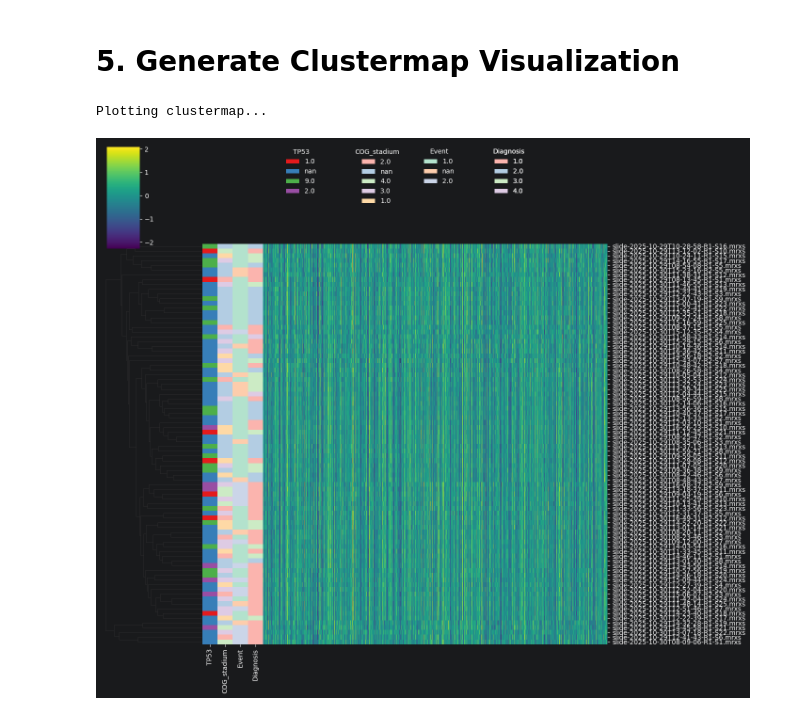
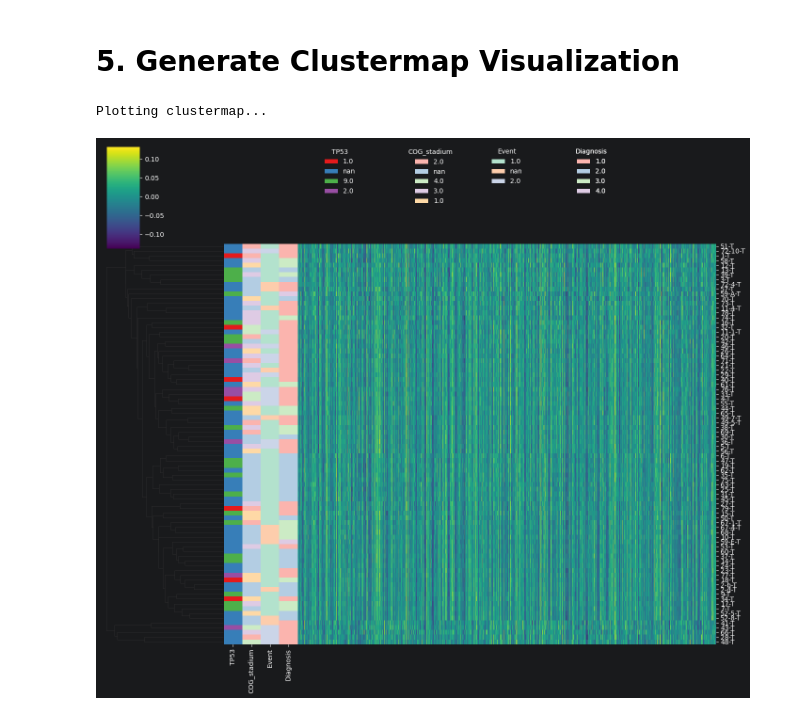
Before and after one commit to Ahmed93Saber/Augsburg, a Jupyter notebook: data_analysis.ipynb, the cells around one changed output. Saved outputs shown, nothing was run; the diff lists cells and outputs as text; code cells hidden in the pictures.

```diff
--- a/data_analysis.ipynb
+++ b/data_analysis.ipynb
@@ -39,6 +40,7 @@ embeddings = []
 valid_indices = []
 scan_names = []
 pat_ids = []
+sample_names = []
 
 print("Extracting embeddings from .h5 files...")
 for idx, row in df.iterrows():
@@ -65,6 +67,7 @@ for idx, row in df.iterrows():
                     valid_indices.append(idx)
                     scan_names.append(scan_name)
                     pat_ids.append(pat_id)
+                    sample_names.append(row['sample_name'])
                 else:
                     print(f"repeated scan: {scan_name}")
 
@@ -104,8 +107,11 @@ Successfully loaded 84 slides with 768 dimensions.
 # 3. Compute Distance and Linkage
 # %%
 print("Computing hierarchical linkage...")
+# Normalize each embedding vector individually to unit L2 norm (axis=1)
+X = normalize(X, norm='l2', axis=1)
+diiiiistance = 'euclidean'
+distance_matrix = pdist(X, metric=diiiiistance)
 # Precomputing linkage is highly recommended for large datasets to save memory
-distance_matrix = pdist(X, metric='euclidean')
 Z = linkage(distance_matrix, method='average')
 # %% [output]
 Computing hierarchical linkage...
@@ -169,46 +175,46 @@ print("Plotting clustermap...")
 g = sns.clustermap(
     X_df,                         # Use the indexed DataFrame here instead of X
     row_linkage=Z,
-    metric="cosine",
+    metric=diiiiistance,
     cmap="viridis",
     row_colors=row_colors_df,     # Indices now match perfectly
     figsize=(14, 12),
     xticklabels=False,
-    yticklabels=df_valid['scan_name'].values,
+    yticklabels=df_valid['sample_name'].values,
     col_cluster=False
 )
 
 # Create a custom function to draw legends to keep the code clean
 def add_custom_legend(ax, lut, title, x_position):
     # Create legend handles (colored boxes)
     handles = [Patch(facecolor=color, edgecolor='none', label=label)
                for label, color in lut.items()]
 
     # Add the legend to the plot
     legend = ax.legend(
         handles=handles,
         title=title,
         loc='upper left',
         bbox_to_anchor=(x_position, 1), # x_position pushes it to the right
         frameon=False
     )
     # Add the legend manually to the axis so it isn't overwritten by the next one
     ax.add_artist(legend)
 
 # Apply the legends to the dendrogram axis
 # Increment the X-coordinate (1.05, 1.25, 1.45) to space them out horizontally
 add_custom_legend(g.ax_col_dendrogram, lut_TP53, "TP53", .05)
 add_custom_legend(g.ax_col_dendrogram, lut_COG_stadium, "COG_stadium", .25)
 add_custom_legend(g.ax_col_dendrogram, lut_event, "Event", .45)
 add_custom_legend(g.ax_col_dendrogram, lut_diagnoses, "Diagnosis", .65)
 
 
 output_filename = "wsi_hierarchical_clustering.pdf" # You can use .png, .pdf, .svg, or .jpg
 g.savefig(output_filename, dpi=300, bbox_inches='tight')
 plt.show()
 # %% [output]
 Plotting clustermap...
-[figure, old version]
+[figure, new version]
 # %%
 # Convert X into a DataFrame to align its index with row_colors_df
 X_df = pd.DataFrame(X, index=df_valid.index)
```
Also changed, not shown: parts of 3 cells of this notebook, 5 other files.
